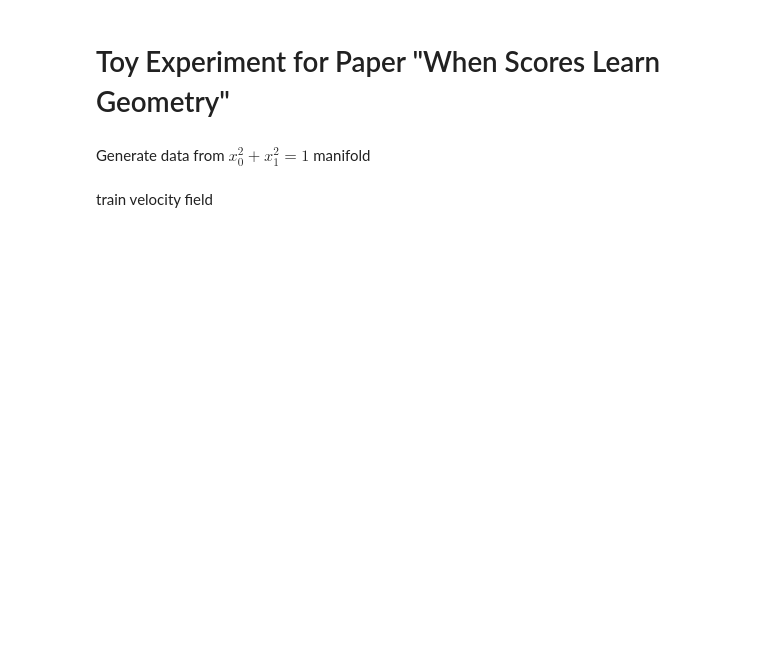
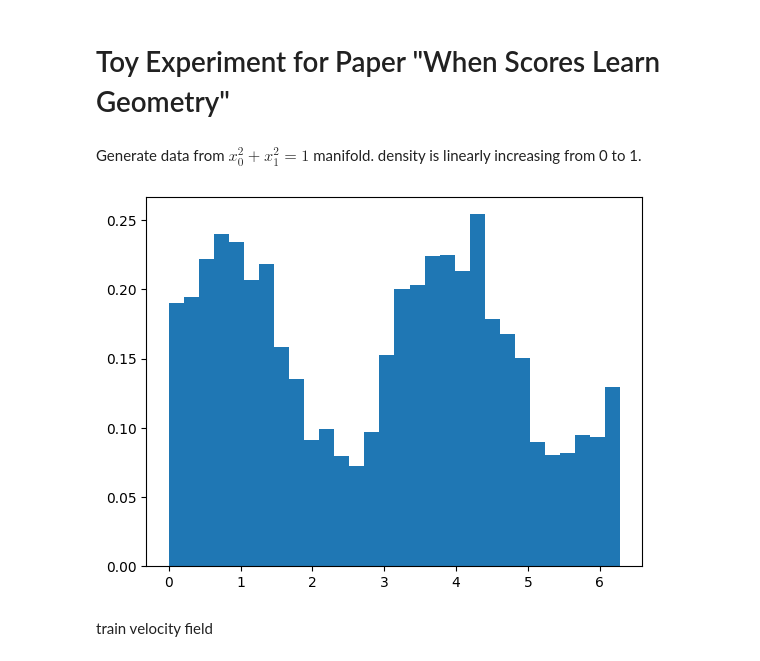
Before and after one commit to jc-bao/flow-playground, a Jupyter notebook: score_geometry.ipynb, the cells around one changed output. Saved outputs shown, nothing was run; the diff lists cells and outputs as text; code cells hidden in the pictures; blank space fills up the shorter version.

```diff
--- a/score_geometry.ipynb
+++ b/score_geometry.ipynb
@@ -26,18 +26,30 @@ class MLP(nn.Module):
     def forward(self, xt, t):
         return self.net(torch.cat([xt, t], dim=-1))
 # %% [markdown]
-Generate data from $x_0^2 + x_1^2 = 1$ manifold
+Generate data from $x_0^2 + x_1^2 = 1$ manifold. density is linearly increasing from 0 to 1.
 # %%
-num_train_samples = 1024
+num_train_samples = 4096
 batch_size = 512
 
-theta = torch.linspace(0, 2 * np.pi, num_train_samples, device=device)
+# sample theta from any distribution
+grid = np.linspace(0, 2 * np.pi, int(num_train_samples * 16))
+weights = np.sin(2.0 * grid) + 2.0
+indices = np.random.choice(grid, num_train_samples, p=weights / weights.sum())
+theta = torch.from_numpy(indices).float().to(device)
 x = torch.stack([torch.cos(theta), torch.sin(theta)], dim=-1)
 # normalize
 x1 = (x - x.mean(dim=0)) / x.std(dim=0)
 
 dataset = TensorDataset(x)
 dataloader = DataLoader(dataset, batch_size=batch_size, shuffle=True)
+
+# plot theta
+theta_np = theta.cpu().numpy()
+plt.figure()
+plt.hist(theta_np, bins=30, density=True)
+plt.show()
+# %% [output]
+[figure, added]
 # %% [markdown]
 train velocity field
 # %%
```
Also changed, not shown: parts of 2 cells of this notebook.
